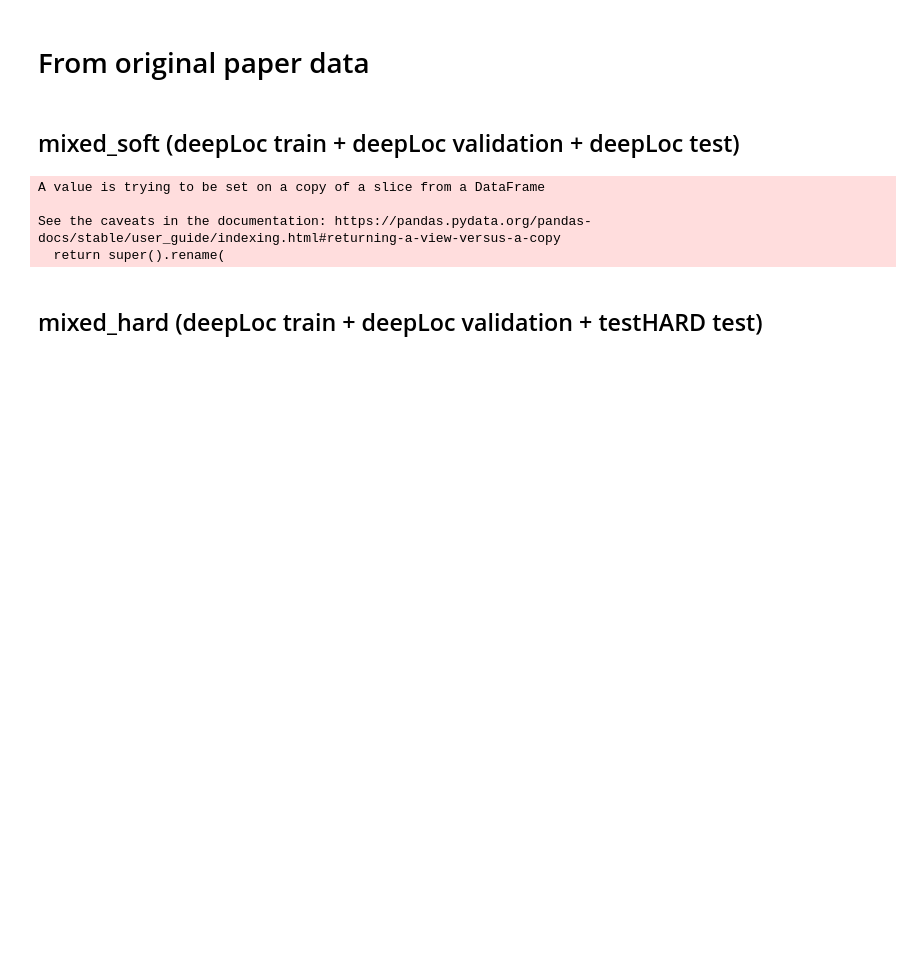
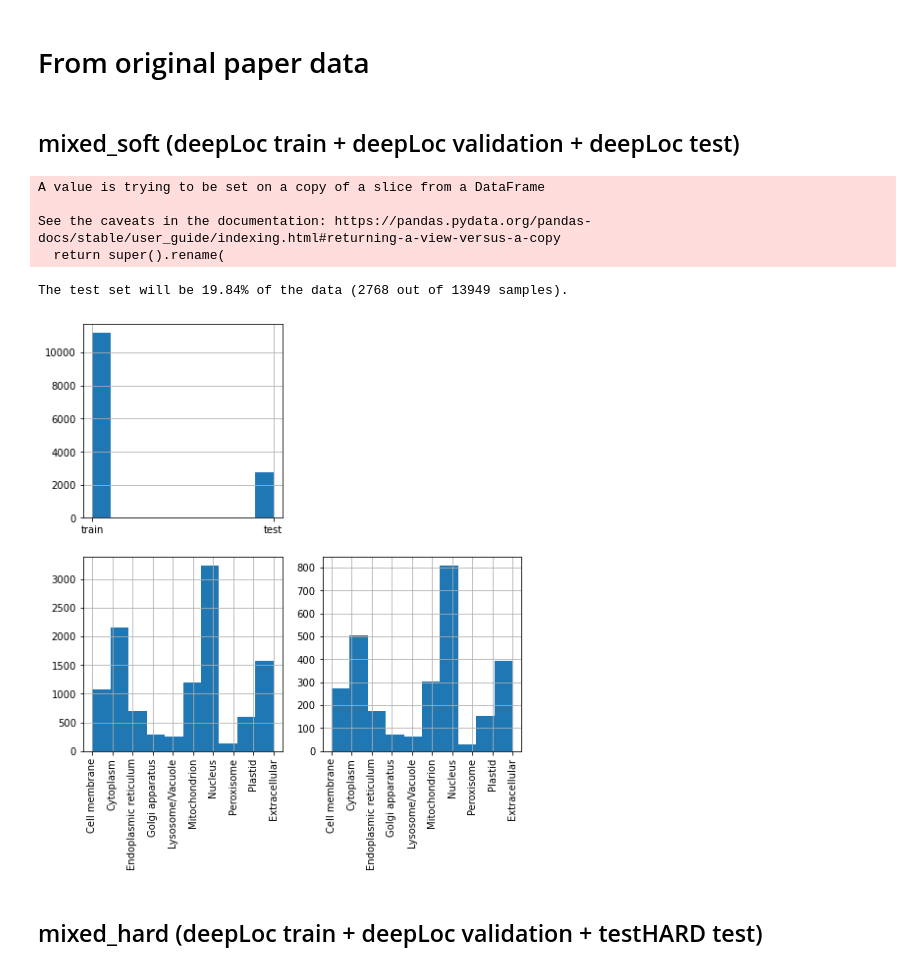
Before and after one commit to J-SNACKKB/FLIP, a Jupyter notebook: collect_splits/4_scl.ipynb, the cells around one changed output. Drawn from its saved outputs; the diff is of its cells as text; code cells hidden in the pictures; blank space fills up the shorter version.

```diff
--- a/collect_splits/4_scl.ipynb
+++ b/collect_splits/4_scl.ipynb
@@ -122,6 +131,12 @@ A value is trying to be set on a copy of a slice from a DataFrame
 
 See the caveats in the documentation: https://pandas.pydata.org/pandas-docs/stable/user_guide/indexing.html#returning-a-view-versus-a-copy
   return super().rename(
+# %%
+# Let's plot some statistics
+plot_data_statistics(mixed_soft, 'set', 'target', figsize=(8,8), rotation=90)
+# %% [output]
+The test set will be 19.84% of the data (2768 out of 13949 samples).
+[figure, added]
 # %%
 mixed_soft.to_csv(split_path / 'splits' / 'mixed_soft.csv', index = False)
 # %% [markdown]
```
Also changed, not shown: parts of 35 cells of this notebook, 2 other files.
